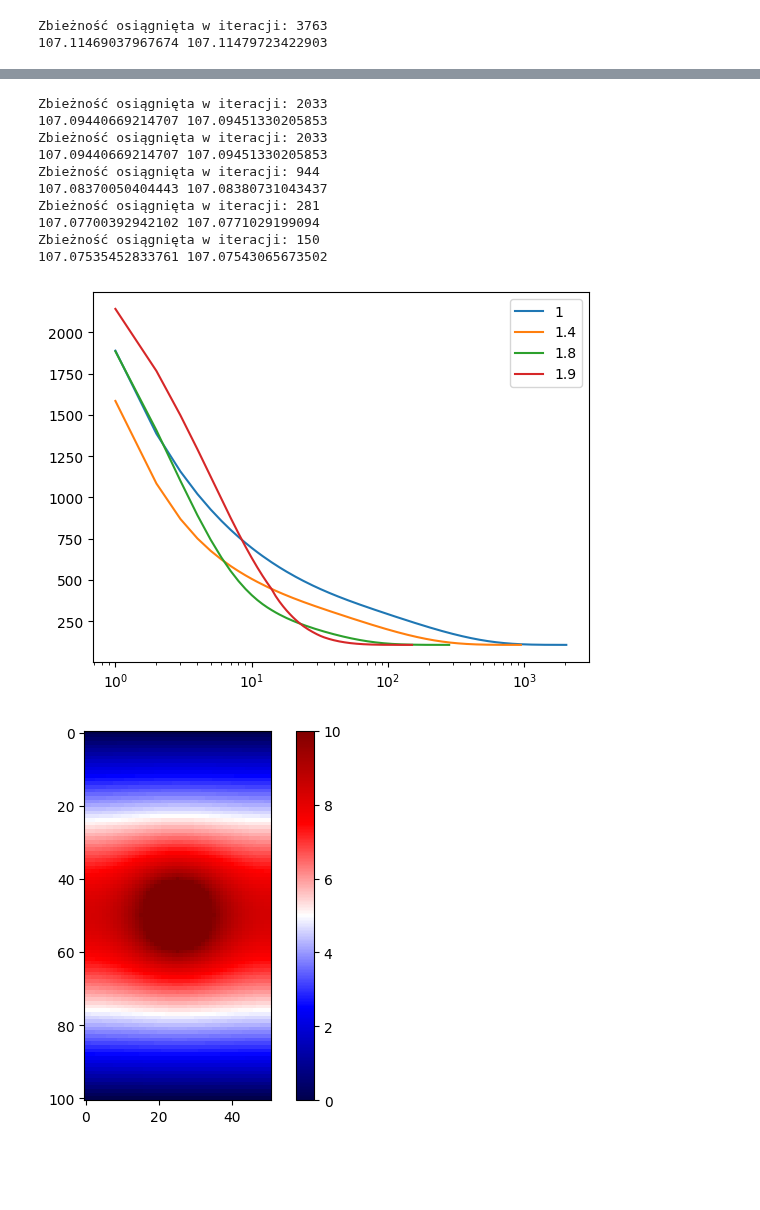
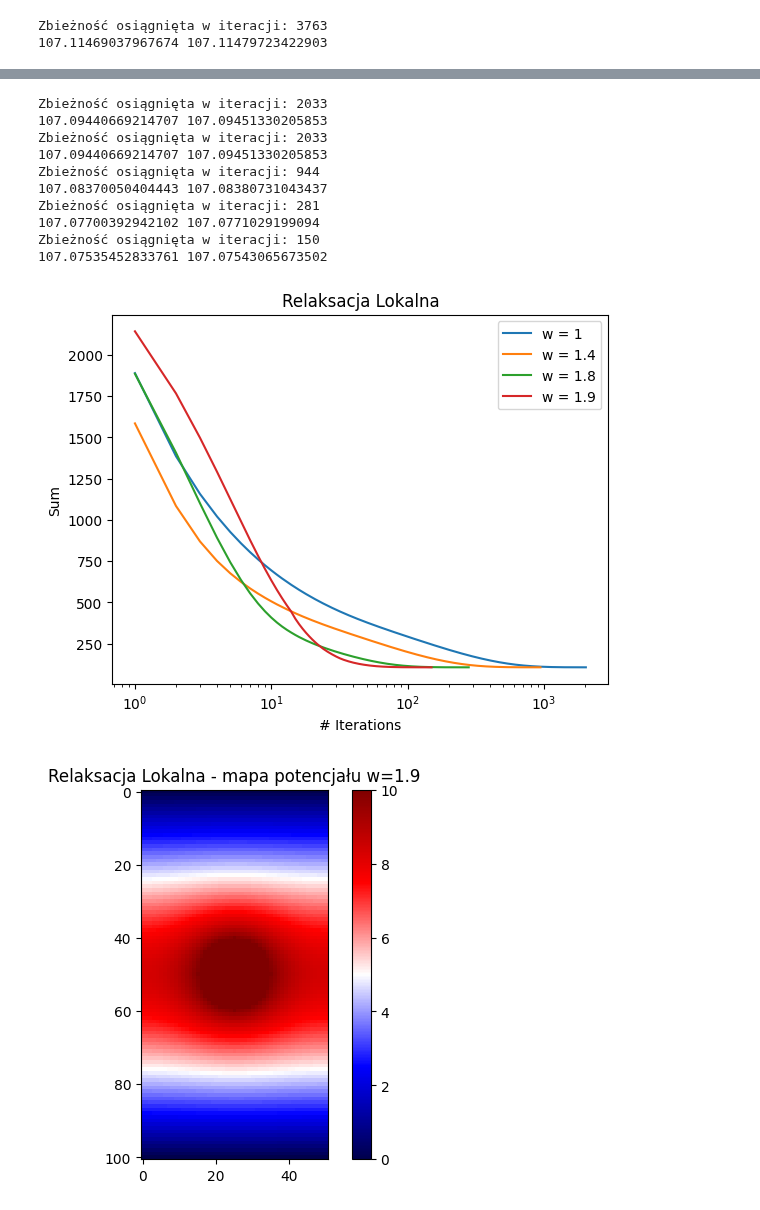
Before and after one commit to xXKeNdAmAmAsTeRXx/Computer_Physics, a Jupyter notebook: projekt6/Metoda_relaksacji.ipynb, the cells around one changed output, grey strips where cells are left out. Saved outputs shown, nothing was run; the diff lists cells and outputs as text; code cells hidden in the pictures; blank space fills up the shorter version.

Commit message:
Add plots title for local relaxation

```diff
--- a/projekt6/Metoda_relaksacji.ipynb
+++ b/projekt6/Metoda_relaksacji.ipynb
@@ -224,11 +224,14 @@ V_local, S_local, Iter_L = local_relaxation(omega=1.0)
 omegas = [1, 1.4, 1.8, 1.9]
 for o in omegas:
     V_local, S_local, Iter_L = local_relaxation(omega=o)
-    plt.plot(Iter_L, S_local, label=f'{o}')
+    plt.plot(Iter_L, S_local, label=f'w = {o}')
 
 
 
 # Wykresy
+plt.title("Relaksacja Lokalna")
+plt.xlabel("# Iterations")
+plt.ylabel("Sum")
 plt.xscale('log')
 plt.legend()
 plt.show()
@@ -236,6 +239,7 @@ plt.show()
 # mapa potencjału
 plt.imshow(V_local.T, cmap='seismic')
 plt.colorbar()
+plt.title(f"Relaksacja Lokalna - mapa potencjału w={omegas[-1]}")
 plt.show()
 
 
@@ -253,32 +257,33 @@ x_full = np.linspace(0, (M-1) * PARAMS['dx'], M)
 y_full = np.linspace(0, (N-1) * PARAMS['dx'], N)
 
 # 2. Tworzenie siatki 2D
 X, Y = np.meshgrid(x_full, y_full, indexing='ij')
 
 # --- Dostosowanie X i Y do wymiarów Ex i Ey ---
 x = X[1:-1, 1:-1]
 y = Y[1:-1, 1:-1]
 
 
 
 arrow_step = 4 # Wiekszy znaczy mniej
 plt.quiver(x[::arrow_step, ::arrow_step], y[::arrow_step, ::arrow_step], Ex[::arrow_step , ::arrow_step], Ey[::arrow_step , ::arrow_step], scale =50, headwidth =10)
+plt.title(f"Relaksacja Lokalna - pole w={omegas[-1]}")
 plt.show()
 # %% [output]
 Zbieżność osiągnięta w iteracji: 3763
 107.11469037967674 107.11479723422903
 [figure]
 [figure]
 [figure]
 Zbieżność osiągnięta w iteracji: 2033
 107.09440669214707 107.09451330205853
 Zbieżność osiągnięta w iteracji: 2033
 107.09440669214707 107.09451330205853
 Zbieżność osiągnięta w iteracji: 944
 107.08370050404443 107.08380731043437
 Zbieżność osiągnięta w iteracji: 281
 107.07700392942102 107.0771029199094
 Zbieżność osiągnięta w iteracji: 150
 107.07535452833761 107.07543065673502
-[figure, old version]
+[figure, new version]
-[figure, old version]
+[figure, new version]
```
Also changed, not shown: parts of 1 cell of this notebook.
